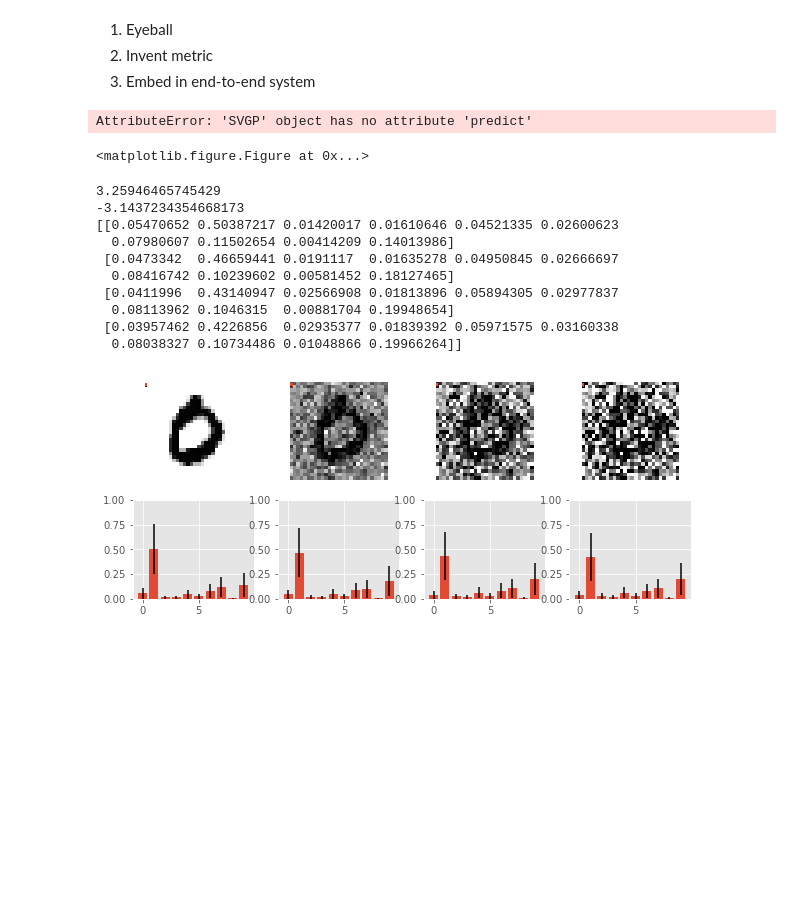
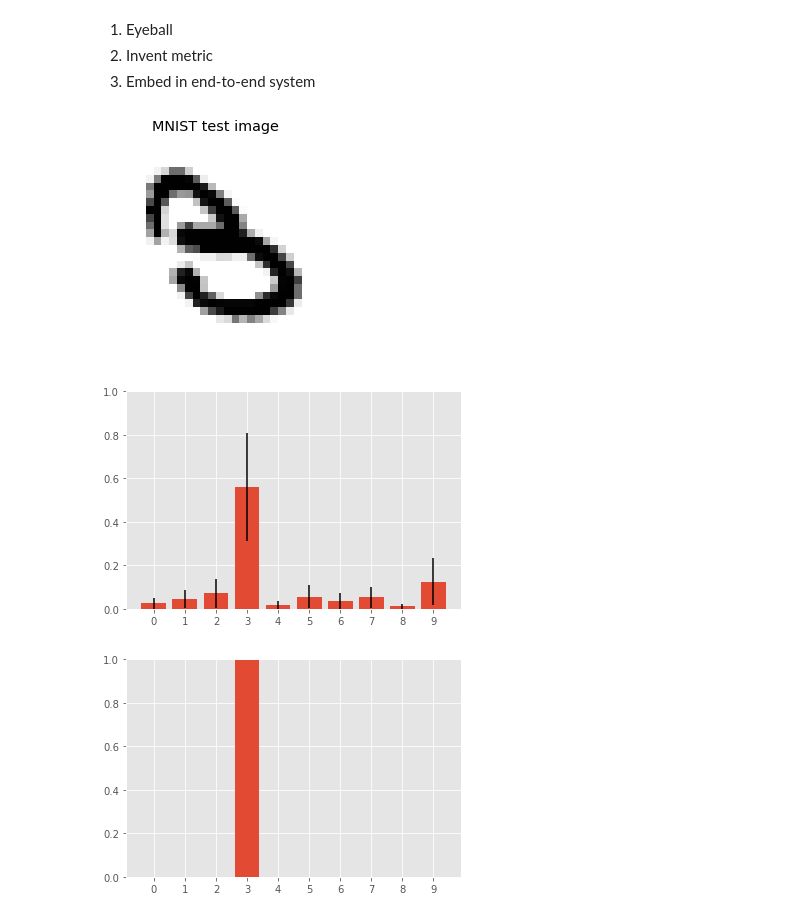
Before and after one commit to seb5666/cnn_gaussian_process_uncertainty, a Jupyter notebook: GP Uncertainty on MNIST.ipynb, the cells around one changed output. Cells and saved outputs as stored; diff of their text form; code cells hidden in the pictures; blank space fills up the shorter version.

```diff
--- a/GP Uncertainty on MNIST.ipynb
+++ b/GP Uncertainty on MNIST.ipynb
@@ -332,57 +374,18 @@ Instead of accuracy use correct prediction score:
 2. Invent metric
 3. Embed in end-to-end system
 # %%
-fig = plt.figure(figsize=(18,8))
+fig = plt.figure()
 test_index = 18
-cnn_pred = m.predict(np.array([mnist_test[test_index]]))[0]
+cnn_pred = model.predict(np.array([mnist_test[test_index]]))[0]
 draw_img(mnist_test[test_index], fig.add_subplot(1,1,1), title="MNIST test image")
 fig.savefig("figs/mnist_test.png", bbox_inches="tight")
 fig = plt.figure()
 draw_probs(p[test_index], var[test_index], axes=fig.add_subplot(1,1,1))
 fig.savefig("figs/gp_test.png", bbox_inches="tight")
 fig = plt.figure()
 draw_probs(cnn_pred, axes=fig.add_subplot(1,1,1))
 fig.savefig("figs/cnn_test.png", bbox_inches="tight")
 # %% [output]
-AttributeError: 'SVGP' object has no attribute 'predict'
-<matplotlib.figure.Figure at 0x...>
+[figure, added]
+[figure, added]
+[figure, added]
-# %%
-%matplotlib inline
-index = 3
-noise = np.random.randn(28, 28, 1)
-# noise = np.ones(shape=(28,28,1))
-# noise = noise / max(noise.max(), noise.min())
-print(noise.max())
-print(noise.min())
-image = mnist_test[index]
-
-num_images = 4
-noisy_images = np.concatenate([np.clip(image + i/(num_images-1) * noise, -1, 1).reshape(-1, 28*28) for i in range(num_images)])
-noisy_p, noisy_var = m.predict_y(noisy_images)
-
-print(noisy_p)
-fig = plt.figure(figsize=(10, 4))
-for i in range(num_images):
-    ax = fig.add_subplot(2,num_images, i+1)
-    noisy_image = noisy_images[i]
-
-    plt.bar(np.arange(10), p[index].squeeze(), yerr=var[index].squeeze())
-    ax.imshow(noisy_image.reshape(28,28), cmap=plt.cm.gray_r)
-    ax.set_xticks([])
-    ax.set_yticks([])
-
-    ax2 = fig.add_subplot(2,num_images,i+1+num_images)
-    ax2.bar(np.arange(10), noisy_p[i].squeeze(), yerr=noisy_var[i].squeeze())
-    ax2.set_ylim([0,1])
-# %% [output]
-3.25946465745429
--3.1437234354668173
-[[0.05470652 0.50387217 0.01420017 0.01610646 0.04521335 0.02600623
-  0.07980607 0.11502654 0.00414209 0.14013986]
- [0.0473342  0.46659441 0.0191117  0.01635278 0.04950845 0.02666697
-  0.08416742 0.10239602 0.00581452 0.18127465]
- [0.0411996  0.43140947 0.02566908 0.01813896 0.05894305 0.02977837
-  0.08113962 0.1046315  0.00881704 0.19948654]
- [0.03957462 0.4226856  0.02935377 0.01839392 0.05971575 0.03160338
-  0.08038327 0.10734486 0.01048866 0.19966264]]
-[figure, removed]
```
Also changed, not shown: parts of 17 cells of this notebook, 17 other files.
